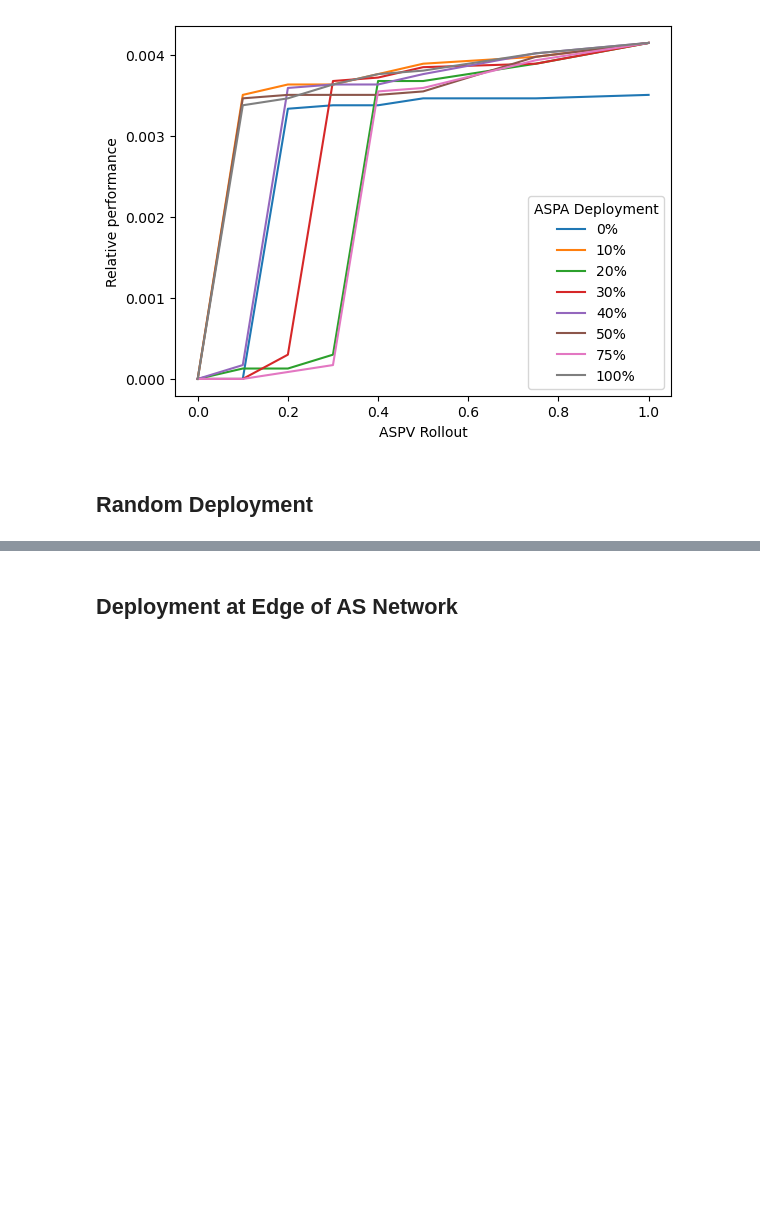
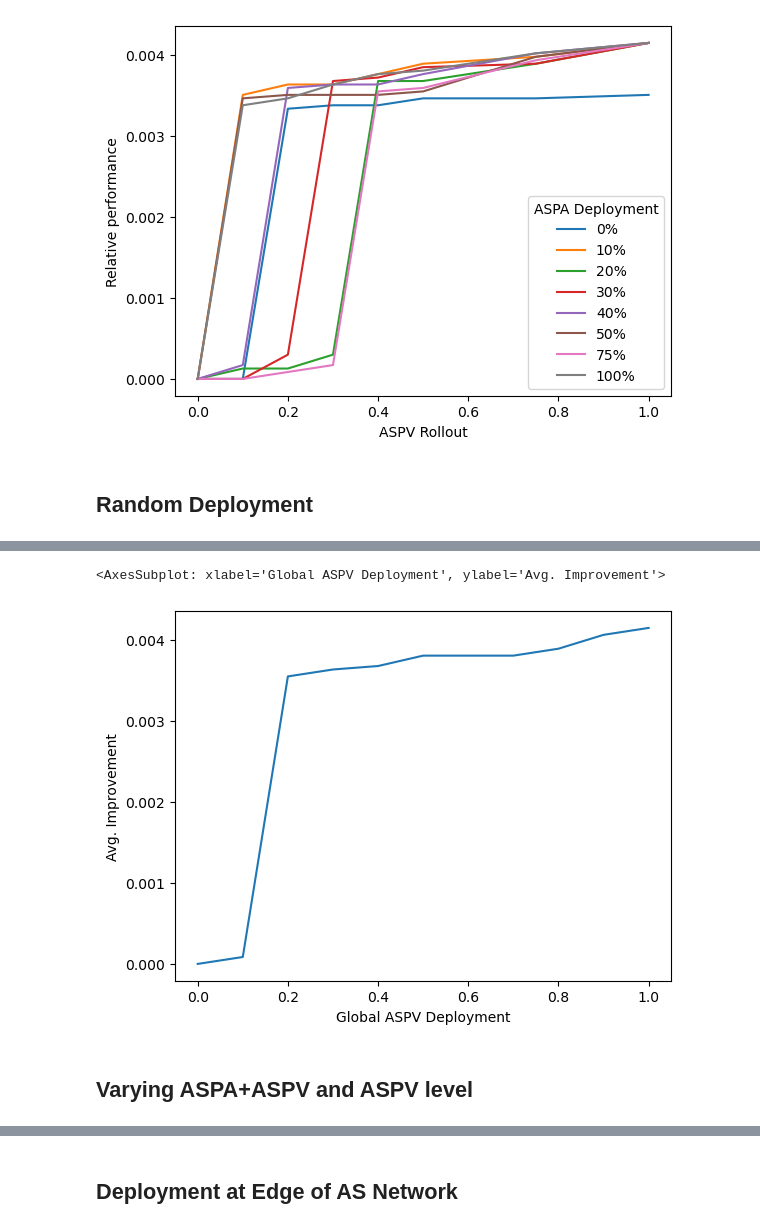
Before and after one commit to TianWong/LOTUS, a Jupyter notebook: controller_workbook.ipynb, the cells around one changed output, grey strips where cells are left out. Saved outputs shown, nothing was run; the diff lists cells and outputs as text; code cells hidden in the pictures; blank space fills up the shorter version.

Commit message:
varying aspv level

```diff
--- a/controller_workbook.ipynb
+++ b/controller_workbook.ipynb
@@ -128,0 +141,4 @@ m.plot(x="ASPV Deployment", y="Avg. Improvement", xlabel="Global ASPV Deployment
+# %%
+all_asns = controller.export_interpreter(BASE_SCENARIO, BASE_SCENARIO+".pickle")
+df2 = controller.main(BASE_SCENARIO+".pickle", all_asns, "protect_random", verbose=False, iterations=100, usr_seed=seed, aspv_level=2)
+df2
@@ -128,0 +178,7 @@ m.plot(x="ASPV Deployment", y="Avg. Improvement", xlabel="Global ASPV Deployment
+# %%
+m = df2.mean()
+m.columns = ["ASPV Deployment Rate", "Avg. Improvement"]
+m.plot(x="ASPV Deployment", y="Avg. Improvement", xlabel="Global ASPV Deployment", ylabel="Avg. Improvement")
+# %% [output]
+<AxesSubplot: xlabel='Global ASPV Deployment', ylabel='Avg. Improvement'>
+[figure, added]
@@ -128,0 +190,2 @@ m.plot(x="ASPV Deployment", y="Avg. Improvement", xlabel="Global ASPV Deployment
+# %% [markdown]
+## Varying ASPA+ASPV and ASPV level
```
Also changed, not shown: parts of 8 cells of this notebook, 4 other files.
